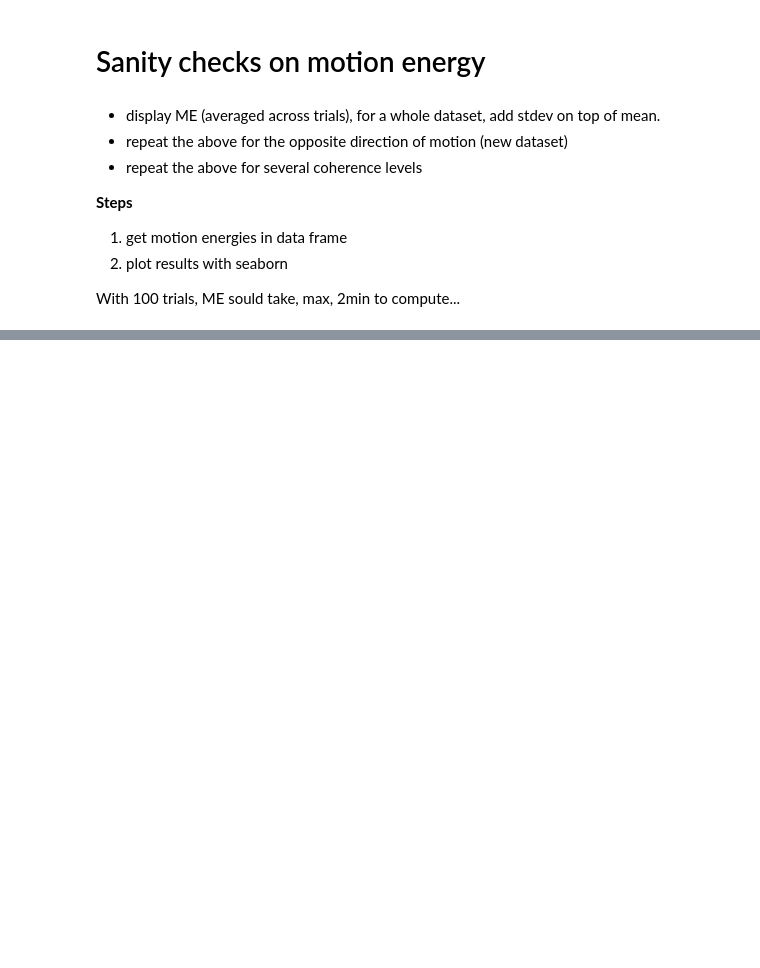
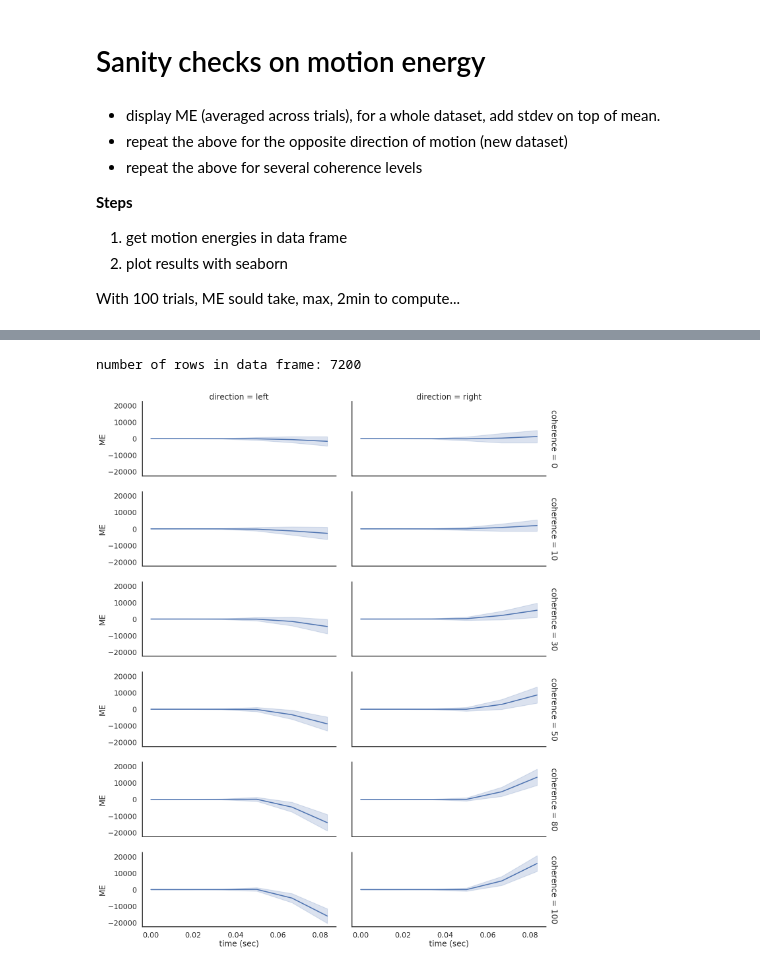
Before and after one commit to aernesto/motion_energy_Adrian, a Jupyter notebook: Python/notebooks/Apply Kiani's filters to dots_db stimuli.ipynb, the cells around one changed output, grey strips where cells are left out. Cells and saved outputs as stored; diff of their text form; code cells hidden in the pictures; blank space fills up the shorter version.

```diff
--- a/Python/notebooks/Apply Kiani's filters to dots_db stimuli.ipynb
+++ b/Python/notebooks/Apply Kiani's filters to dots_db stimuli.ipynb
@@ -144,4 +155,4 @@ Step 2 completed by now
 # %%
 # it is convenient to put the attributes in a dict format
-attrs_dict = dict(database_info[gname]['attrs'])
+attrs_dicts = [dict(database_info[gname]['attrs']) for gname in group_names]
 # pprint.pprint(d)
@@ -231,0 +300,21 @@ memory usage: 37.6+ KB
+# %%
+print(f"number of rows in data frame: {len(agg_df)}")
+# %% [output]
+number of rows in data frame: 7200
+# %%
+FILL_DSET_ID_MANUALLY = False
+if FILL_DSET_ID_MANUALLY:
+    # since my_me.compute_motion_energy_for_trials_in_db() doesn't yet assign dataset index correctly, I do it manually
+    dsetID_col = 4
+
+    rows_per_dset = 600
+    num_dsets = len(dset_names)
+
+    assert len(agg_df) == num_dsets * rows_per_dset
+
+    idx_low, idx_up = 0, 0
+
+    for dset_idx in range(num_dsets):
+        idx_up += rows_per_dset
+        agg_df.iloc[idx_low:idx_up,dsetID_col] = 'dset' + str(dset_idx)
+        idx_low = idx_up
@@ -232 +326,15 @@ memory usage: 37.6+ KB
+# %%
+LOAD_DATA_FRAME = False  # if true, should load csv file dumped in previous cell
+
+# somehow in this cell I had to call again these 3 commands
+plt.rcParams["figure.figsize"] = (16, 25) # (w, h) # figure size
+
+with sns.axes_style("white"):
+    g = sns.FacetGrid(agg_df, row="coherence", col="direction", margin_titles=True, height=4, aspect=2.5)
+g.map(sns.lineplot, "time", "ME", ci="sd");
+g.set_axis_labels("time (sec)", "ME");
+# g.set(xticks=[10, 30, 50], yticks=[2, 6, 10]);
+# g.fig.subplots_adjust(wspace=20, hspace=.2);
+# %% [output]
+[figure, added]
 # %%
```
Also changed, not shown: parts of 25 cells of this notebook, 1 other file.
